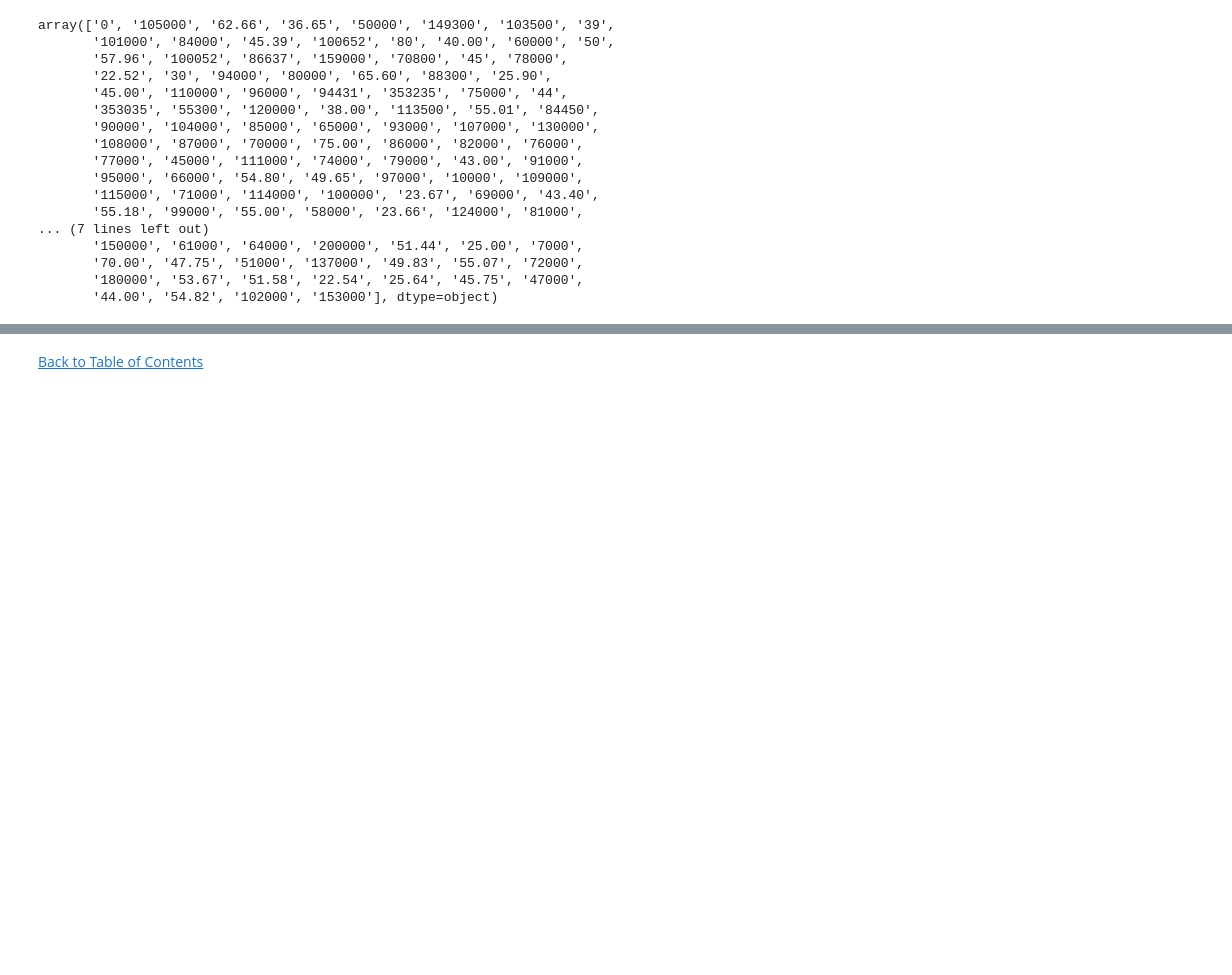
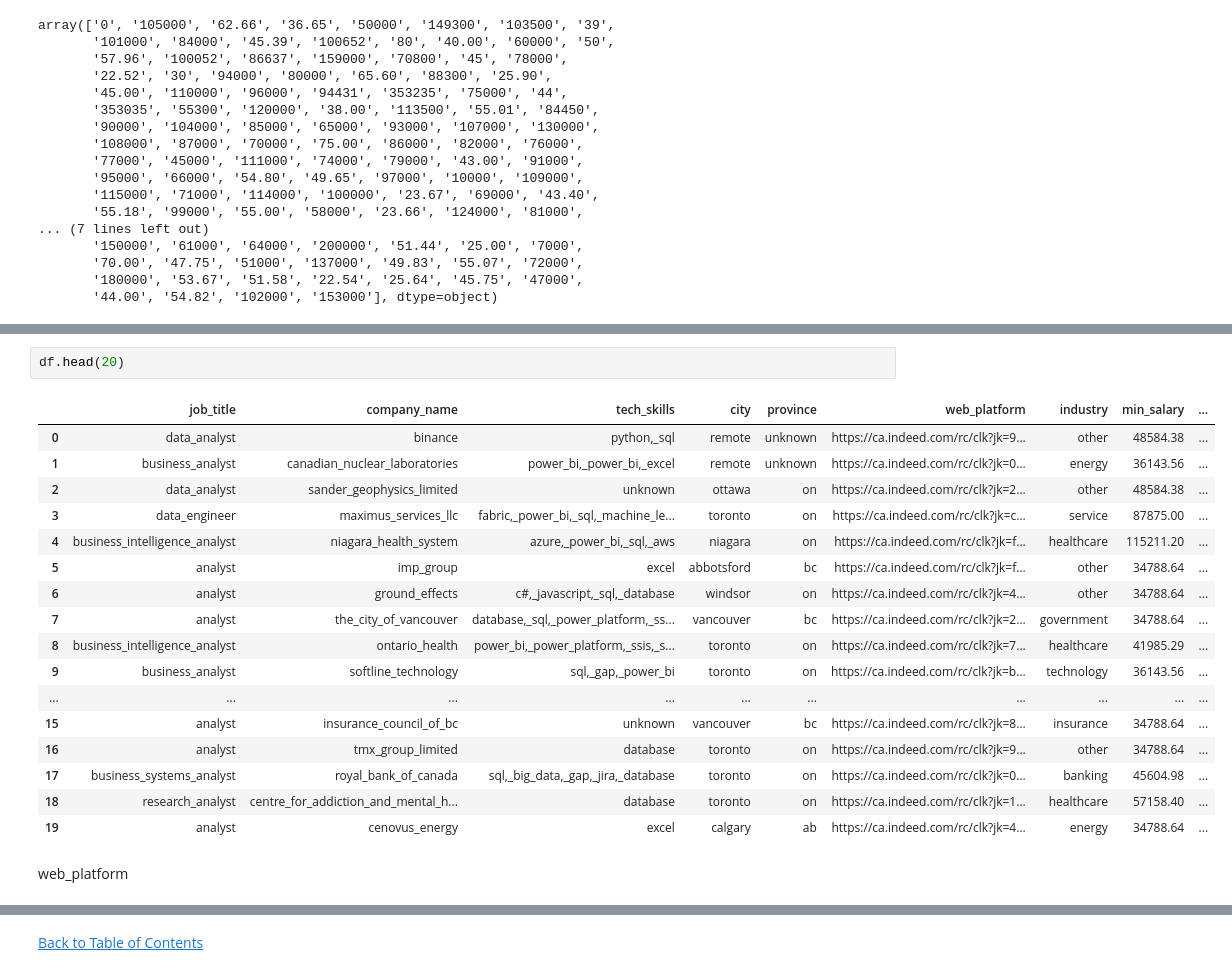
Before and after one commit to jasondo-da/Canadian_Data_Science_Jobs_Analysis, a Jupyter notebook: da_job_posts_canada_analysis.ipynb, the cells around one changed output, grey strips where cells are left out. Drawn from its saved outputs; the diff is of its cells as text; blank space fills up the shorter version.

```diff
--- a/da_job_posts_canada_analysis.ipynb
+++ b/da_job_posts_canada_analysis.ipynb
@@ -641,0 +858,22 @@ def sal_fillin(value):
+# %%
+df.head(20)
+# %% [output]
+|  | job_title | company_name | tech_skills | city | province | web_platform | industry | min_salary | ... |
+| 0 | data_analyst | binance | python,_sql | remote | unknown | https://ca.indeed.com/rc/clk?jk=9... | other | 48584.38 | ... |
+| 1 | business_analyst | canadian_nuclear_laboratories | power_bi,_power_bi,_excel | remote | unknown | https://ca.indeed.com/rc/clk?jk=0... | energy | 36143.56 | ... |
+| 2 | data_analyst | sander_geophysics_limited | unknown | ottawa | on | https://ca.indeed.com/rc/clk?jk=2... | other | 48584.38 | ... |
+| 3 | data_engineer | maximus_services_llc | fabric,_power_bi,_sql,_machine_le... | toronto | on | https://ca.indeed.com/rc/clk?jk=c... | service | 87875.00 | ... |
+| 4 | business_intelligence_analyst | niagara_health_system | azure,_power_bi,_sql,_aws | niagara | on | https://ca.indeed.com/rc/clk?jk=f... | healthcare | 115211.20 | ... |
+| 5 | analyst | imp_group | excel | abbotsford | bc | https://ca.indeed.com/rc/clk?jk=f... | other | 34788.64 | ... |
+| 6 | analyst | ground_effects | c#,_javascript,_sql,_database | windsor | on | https://ca.indeed.com/rc/clk?jk=4... | other | 34788.64 | ... |
+| 7 | analyst | the_city_of_vancouver | database,_sql,_power_platform,_ss... | vancouver | bc | https://ca.indeed.com/rc/clk?jk=2... | government | 34788.64 | ... |
+| 8 | business_intelligence_analyst | ontario_health | power_bi,_power_platform,_ssis,_s... | toronto | on | https://ca.indeed.com/rc/clk?jk=7... | healthcare | 41985.29 | ... |
+| 9 | business_analyst | softline_technology | sql,_gap,_power_bi | toronto | on | https://ca.indeed.com/rc/clk?jk=b... | technology | 36143.56 | ... |
+| ... | ... | ... | ... | ... | ... | ... | ... | ... | ... |
+| 15 | analyst | insurance_council_of_bc | unknown | vancouver | bc | https://ca.indeed.com/rc/clk?jk=8... | insurance | 34788.64 | ... |
+| 16 | analyst | tmx_group_limited | database | toronto | on | https://ca.indeed.com/rc/clk?jk=9... | other | 34788.64 | ... |
+| 17 | business_systems_analyst | royal_bank_of_canada | sql,_big_data,_gap,_jira,_database | toronto | on | https://ca.indeed.com/rc/clk?jk=0... | banking | 45604.98 | ... |
+| 18 | research_analyst | centre_for_addiction_and_mental_h... | database | toronto | on | https://ca.indeed.com/rc/clk?jk=1... | healthcare | 57158.40 | ... |
+| 19 | analyst | cenovus_energy | excel | calgary | ab | https://ca.indeed.com/rc/clk?jk=4... | energy | 34788.64 | ... |
+# %% [markdown]
+web_platform
```
Also changed, not shown: parts of 18 cells of this notebook.
